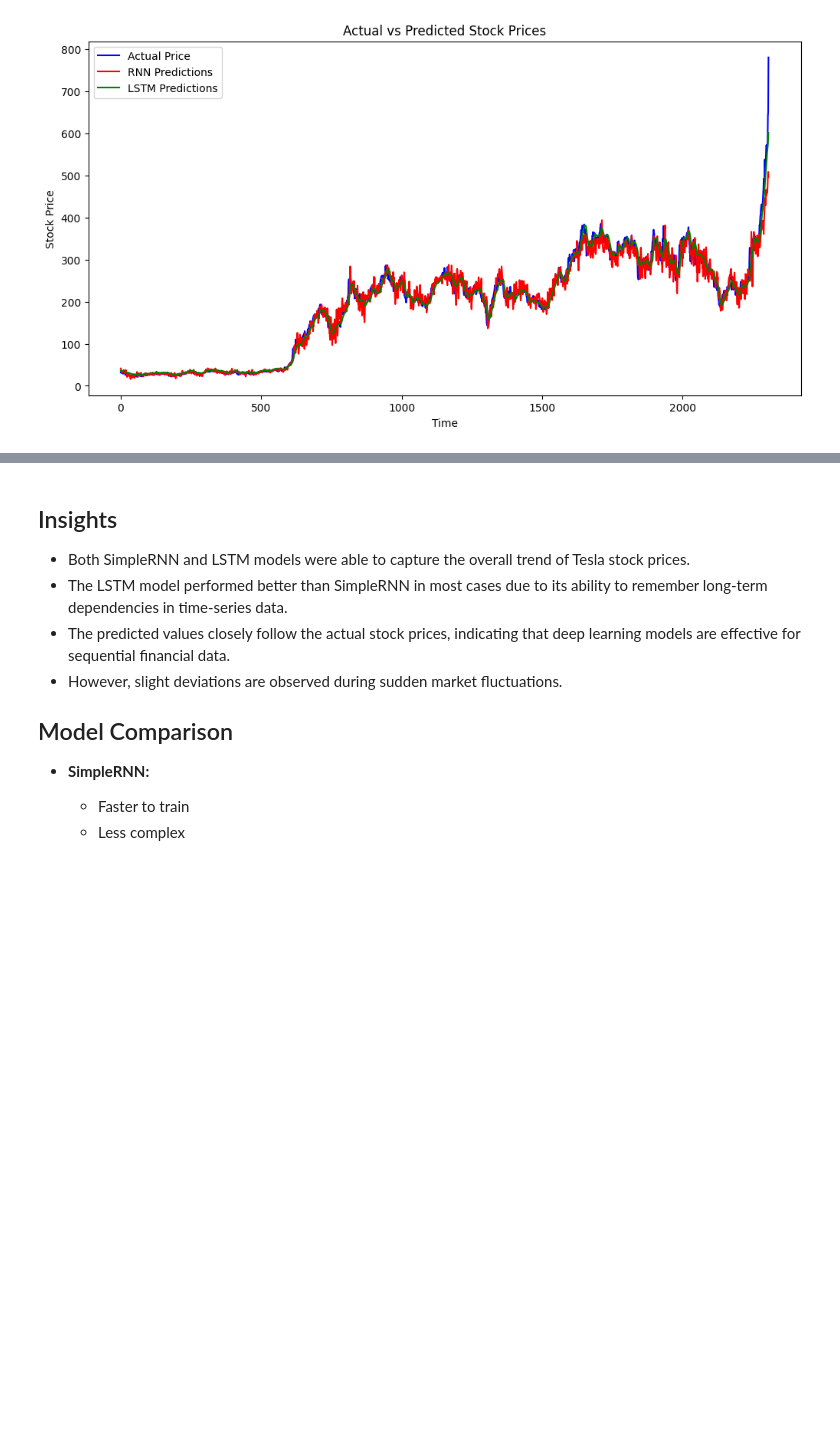
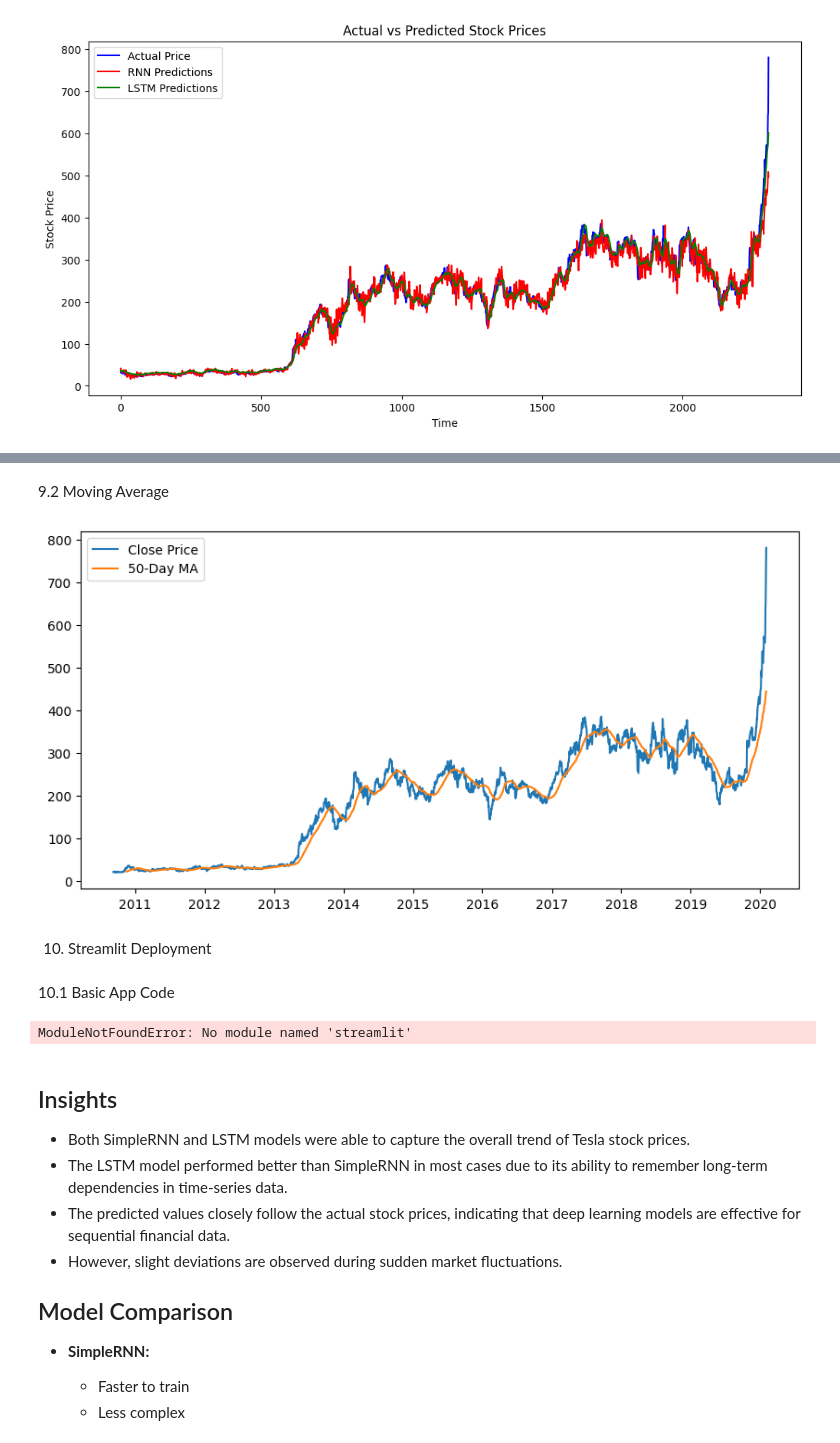
Before and after one commit to Pheonix1330/Tesla-Stock-Price-Prediction, a Jupyter notebook: Tesla_Stock_Price_Prediction_RNN_LSTM.ipynb, the cells around one changed output, grey strips where cells are left out. Saved outputs shown, nothing was run; the diff lists cells and outputs as text; code cells hidden in the pictures; blank space fills up the shorter version.

```diff
--- a/Tesla_Stock_Price_Prediction_RNN_LSTM.ipynb
+++ b/Tesla_Stock_Price_Prediction_RNN_LSTM.ipynb
@@ -489,3 +697,35 @@ plt.show()
+# %% [markdown]
+9.2 Moving Average
+# %%
+df['MA50'] = df['Close'].rolling(window=50).mean()
+
+plt.figure(figsize=(10,5))
+plt.plot(df['Close'], label='Close Price')
+plt.plot(df['MA50'], label='50-Day MA')
+plt.legend()
+plt.show()
+# %% [output]
+[figure, added]
+# %% [markdown]
+10. Streamlit Deployment
+# %% [markdown]
+10.1 Basic App Code
+# %%
+import streamlit as st
+import numpy as np
+from keras.models import load_model
+
+model = load_model("best_lstm_model.keras")
+
+st.title("Tesla Stock Price Prediction")
+
+days = st.slider("Select number of days to predict", 1, 10)
+
+if st.button("Predict"):
+    preds = multi_step_predict(model, last_sequence, days)
+    st.write(preds)
+# %% [output]
+ModuleNotFoundError: No module named 'streamlit'
 # %% [markdown]
 ##  Insights
 
```
Also changed, not shown: parts of 24 cells of this notebook.
